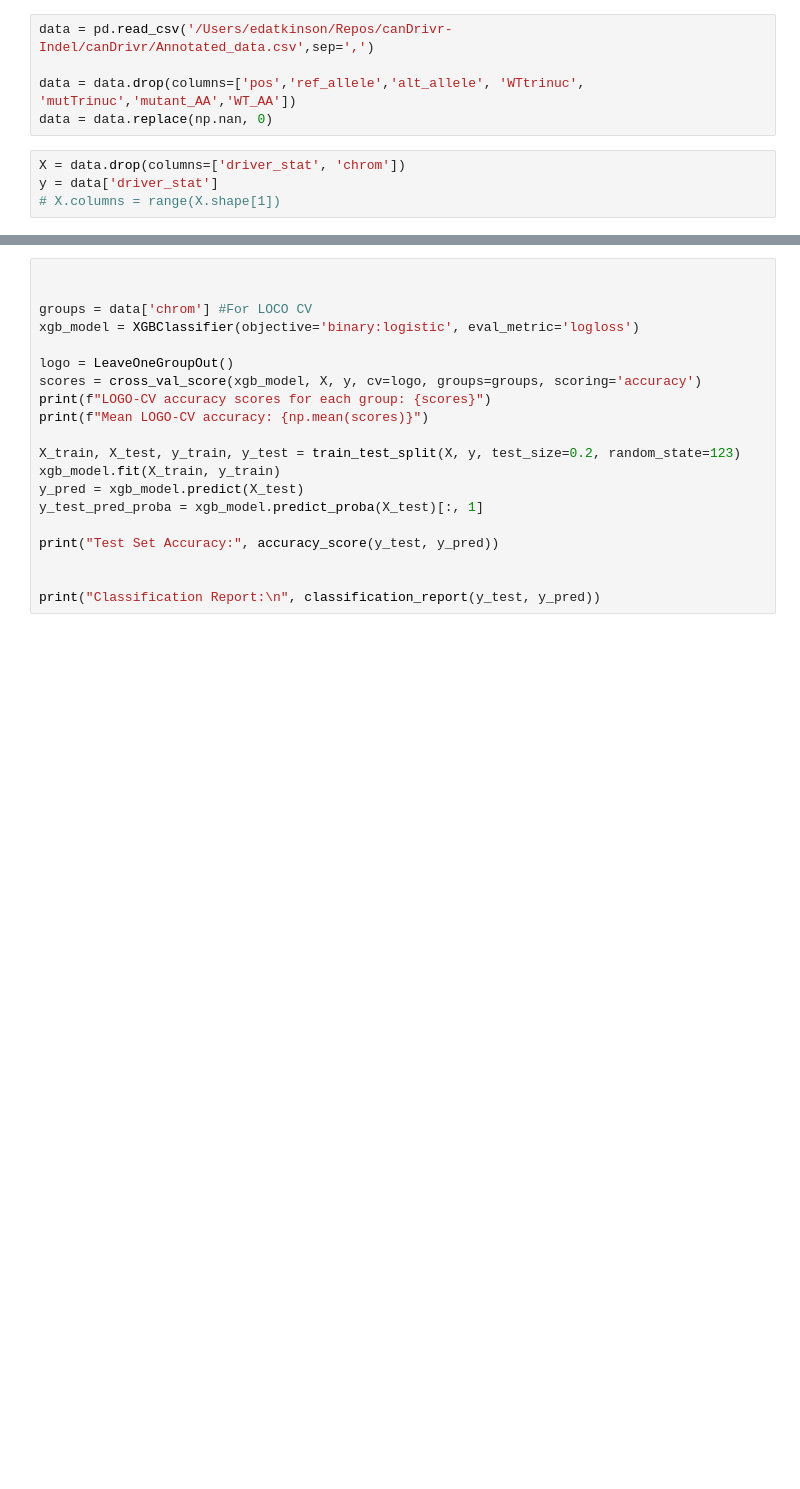
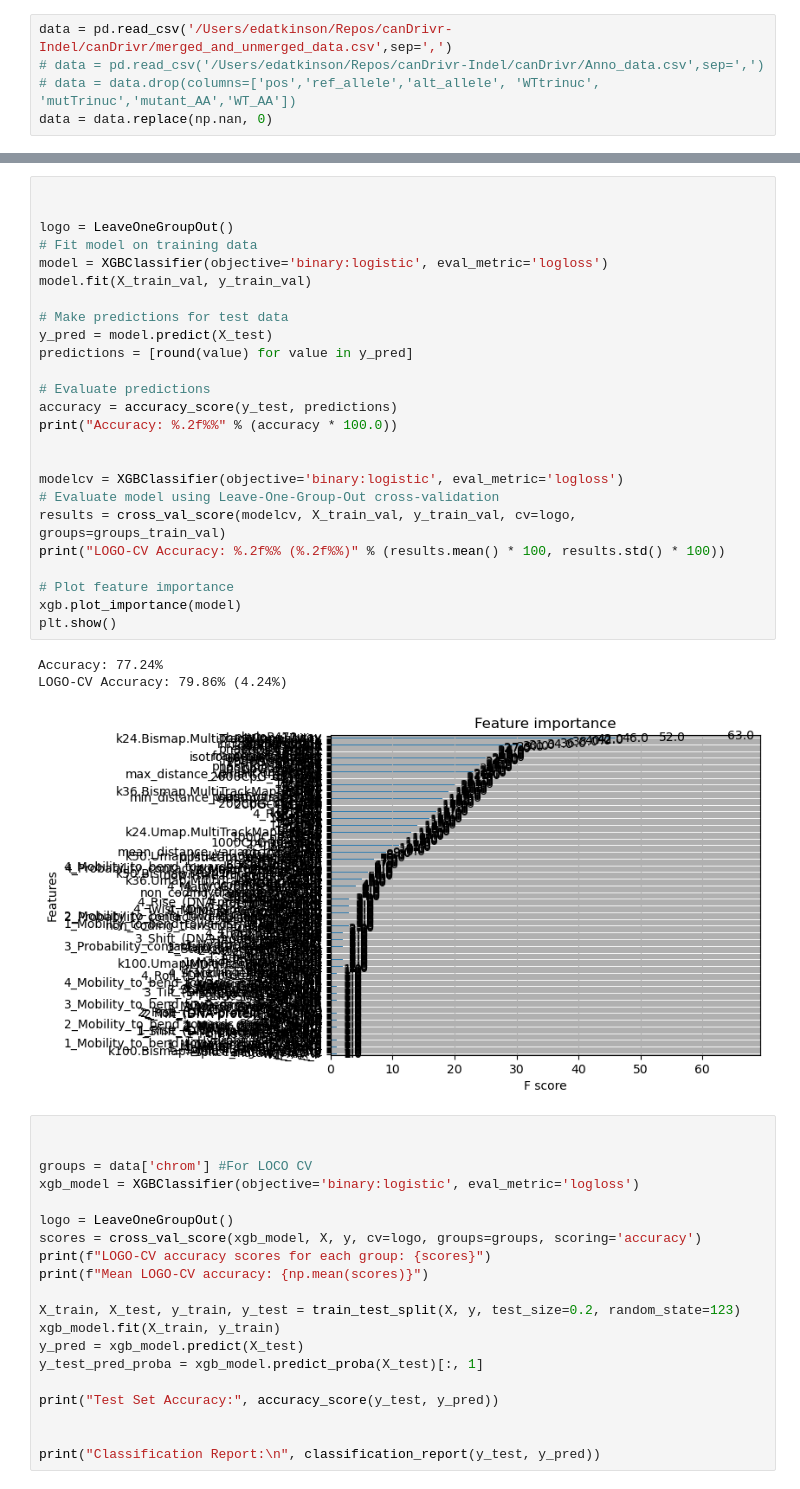
Before and after one commit to edatkinson/canDrivr-Indel, a Jupyter notebook: canDrivr/modelling/xgboost_demos.ipynb, the cells around one changed output, grey strips where cells are left out. Cells and saved outputs as stored; diff of their text form; blank space fills up the shorter version.

```diff
--- a/canDrivr/modelling/xgboost_demos.ipynb
+++ b/canDrivr/modelling/xgboost_demos.ipynb
@@ -9,9 +12,5 @@ import matplotlib.pyplot as plt
 # %%
-data = pd.read_csv('/Users/edatkinson/Repos/canDrivr-Indel/canDrivr/Annotated_data.csv',sep=',')
-
-data = data.drop(columns=['pos','ref_allele','alt_allele', 'WTtrinuc', 'mutTrinuc','mutant_AA','WT_AA'])
+data = pd.read_csv('/Users/edatkinson/Repos/canDrivr-Indel/canDrivr/merged_and_unmerged_data.csv',sep=',')
+# data = pd.read_csv('/Users/edatkinson/Repos/canDrivr-Indel/canDrivr/Anno_data.csv',sep=',')
+# data = data.drop(columns=['pos','ref_allele','alt_allele', 'WTtrinuc', 'mutTrinuc','mutant_AA','WT_AA'])
 data = data.replace(np.nan, 0)
-# %%
-X = data.drop(columns=['driver_stat', 'chrom'])
-y = data['driver_stat']
-# X.columns = range(X.shape[1])
@@ -18,3 +404,32 @@ y = data['driver_stat']
+# %%
+
+
+logo = LeaveOneGroupOut()
+# Fit model on training data
+model = XGBClassifier(objective='binary:logistic', eval_metric='logloss')
+model.fit(X_train_val, y_train_val)
+
+# Make predictions for test data
+y_pred = model.predict(X_test)
+predictions = [round(value) for value in y_pred]
+
+# Evaluate predictions
+accuracy = accuracy_score(y_test, predictions)
+print("Accuracy: %.2f%%" % (accuracy * 100.0))
+
+
+modelcv = XGBClassifier(objective='binary:logistic', eval_metric='logloss')
+# Evaluate model using Leave-One-Group-Out cross-validation
+results = cross_val_score(modelcv, X_train_val, y_train_val, cv=logo, groups=groups_train_val)
+print("LOGO-CV Accuracy: %.2f%% (%.2f%%)" % (results.mean() * 100, results.std() * 100))
+
+# Plot feature importance
+xgb.plot_importance(model)
+plt.show()
+# %% [output]
+Accuracy: 77.24%
+LOGO-CV Accuracy: 79.86% (4.24%)
+[figure, added]
 # %%
 
 
```
Also changed, not shown: parts of 8 cells of this notebook, 43 other files.
